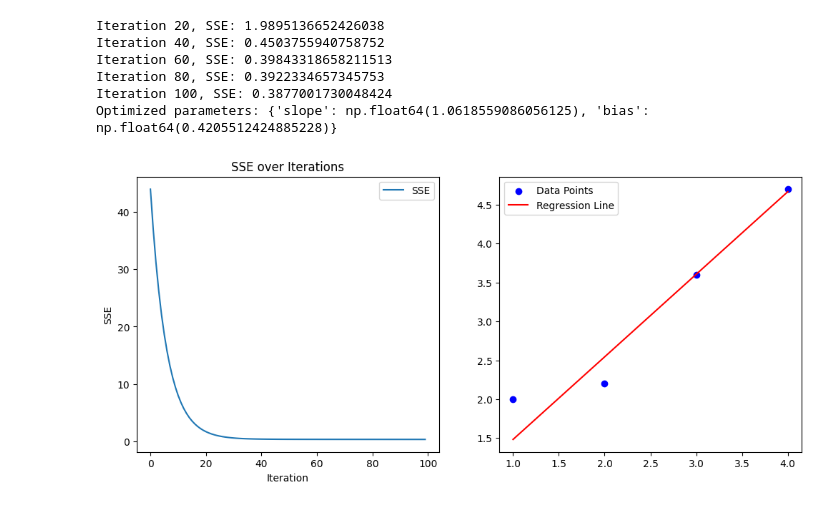
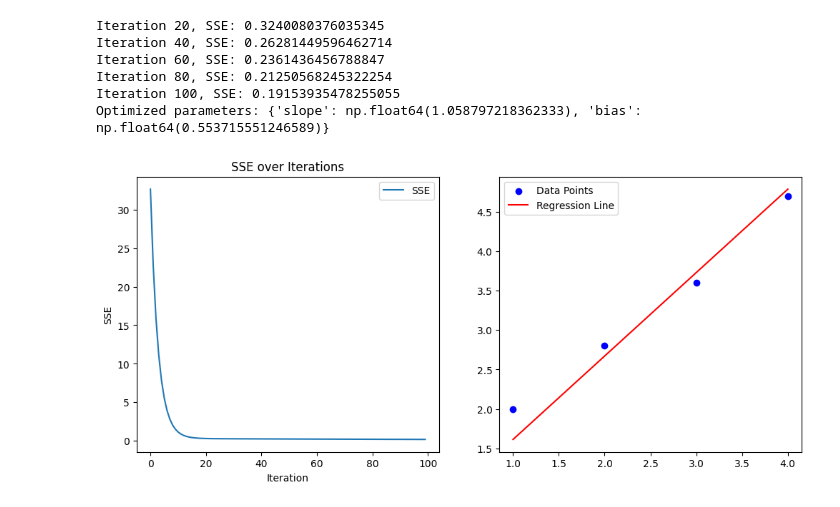
Before and after one commit to Hazem-Amr/GIZ4_AIS2_S1_Ml, a Jupyter notebook: src/ML/Session_1/Assignment/Linear_Class.ipynb, the cells around one changed output. Saved outputs shown, nothing was run; the diff lists cells and outputs as text; code cells hidden in the pictures.

```diff
--- a/src/ML/Session_1/Assignment/Linear_Class.ipynb
+++ b/src/ML/Session_1/Assignment/Linear_Class.ipynb
@@ -15,8 +15,8 @@ class LinearRegression_Hazem:
         return self.w * x + self.b
 
     def compute_gradients(self, x, y, y_hat):
-        dw = np.mean((y_hat - y) * x)
-        db = np.mean(y_hat - y)
+        dw = 1/2 * (np.sum((y_hat - y) * x))
+        db = 1/2 * (np.sum(y_hat - y))
         return dw, db
 
     def compute_sse(self, y, y_hat):
@@ -30,6 +30,8 @@ class LinearRegression_Hazem:
 
             self.w -= self.alpha * dw
             self.b -= self.alpha * db
+
+            y_hat = self.predict(x)
 
             sse = self.compute_sse(y, y_hat)
             self.SSE_values.append(sse)
@@ -64,19 +66,19 @@ class LinearRegression_Hazem:
         }
 # %%
 x = np.array([1 , 2 , 3 , 4])
-y = np.array([2 , 2.2 , 3.6 , 4.7])
+y = np.array([2 , 2.8 , 3.6 , 4.7])
 
 model = LinearRegression_Hazem(alpha=0.01, num_iterations=100)
 model.fit(x, y)
 
 print("Optimized parameters:", model.get_params())
 
 model.plot(x, y)
 # %% [output]
-Iteration 20, SSE: 1.9895136652426038
-Iteration 40, SSE: 0.4503755940758752
-Iteration 60, SSE: 0.39843318658211513
-Iteration 80, SSE: 0.3922334657345753
-Iteration 100, SSE: 0.3877001730048424
-Optimized parameters: {'slope': np.float64(1.0618559086056125), 'bias': np.float64(0.4205512424885228)}
+Iteration 20, SSE: 0.3240080376035345
+Iteration 40, SSE: 0.26281449596462714
+Iteration 60, SSE: 0.2361436456788847
+Iteration 80, SSE: 0.21250568245322254
+Iteration 100, SSE: 0.19153935478255055
+Optimized parameters: {'slope': np.float64(1.058797218362333), 'bias': np.float64(0.553715551246589)}
-[figure, old version]
+[figure, new version]
```
Also changed, not shown: 3 other files.
